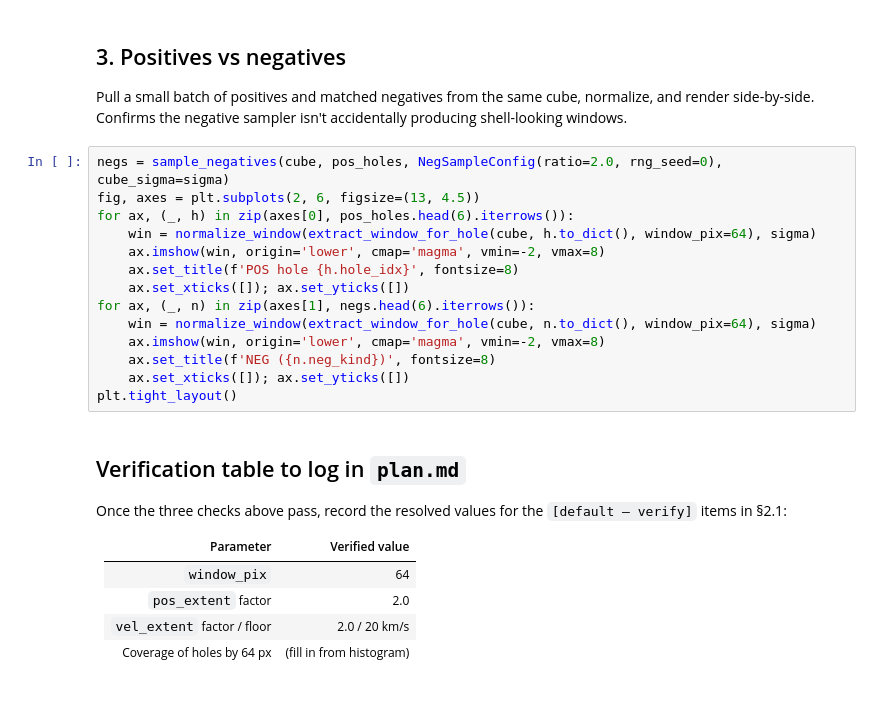
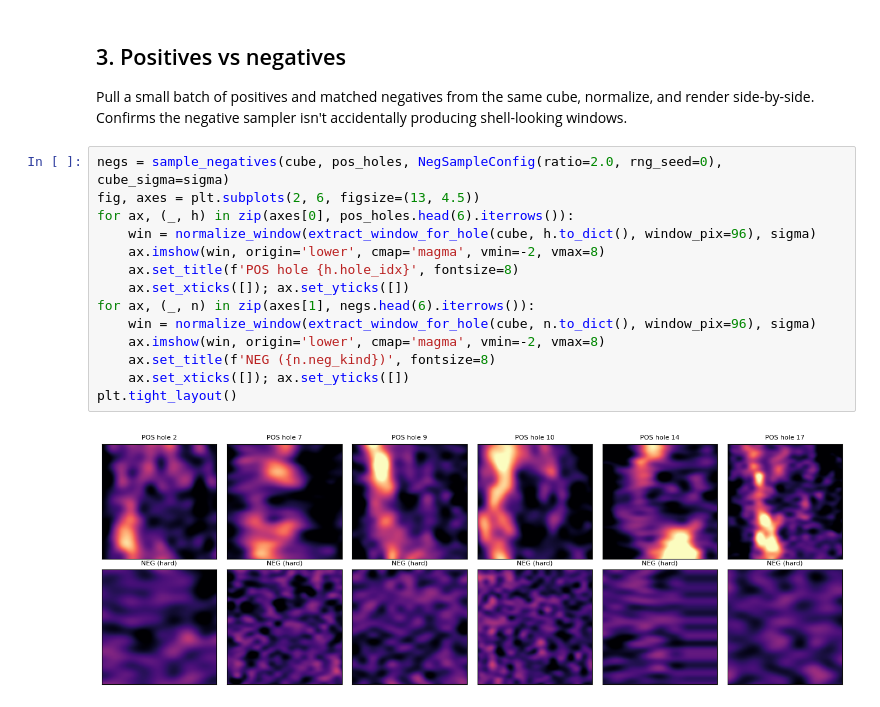
Before and after one commit to jorodgrz/HIShells, a Jupyter notebook: notebooks/04_window_inspection.ipynb, the cells around one changed output. Drawn from its saved outputs; the diff is of its cells as text.

```diff
--- a/notebooks/04_window_inspection.ipynb
+++ b/notebooks/04_window_inspection.ipynb
@@ -104,26 +199,16 @@ sampler isn't accidentally producing shell-looking windows.
 # %%
 negs = sample_negatives(cube, pos_holes, NegSampleConfig(ratio=2.0, rng_seed=0), cube_sigma=sigma)
 fig, axes = plt.subplots(2, 6, figsize=(13, 4.5))
 for ax, (_, h) in zip(axes[0], pos_holes.head(6).iterrows()):
-    win = normalize_window(extract_window_for_hole(cube, h.to_dict(), window_pix=64), sigma)
+    win = normalize_window(extract_window_for_hole(cube, h.to_dict(), window_pix=96), sigma)
     ax.imshow(win, origin='lower', cmap='magma', vmin=-2, vmax=8)
     ax.set_title(f'POS hole {h.hole_idx}', fontsize=8)
     ax.set_xticks([]); ax.set_yticks([])
 for ax, (_, n) in zip(axes[1], negs.head(6).iterrows()):
-    win = normalize_window(extract_window_for_hole(cube, n.to_dict(), window_pix=64), sigma)
+    win = normalize_window(extract_window_for_hole(cube, n.to_dict(), window_pix=96), sigma)
     ax.imshow(win, origin='lower', cmap='magma', vmin=-2, vmax=8)
     ax.set_title(f'NEG ({n.neg_kind})', fontsize=8)
     ax.set_xticks([]); ax.set_yticks([])
 plt.tight_layout()
+# %% [output]
+[figure, added]
-# %% [markdown]
-## Verification table to log in `plan.md`
-
-Once the three checks above pass, record the resolved values for the
-`[default — verify]` items in §2.1:
-
-| Parameter | Verified value |
-|---|---|
-| `window_pix` | 64 |
-| `pos_extent` factor | 2.0 |
-| `vel_extent` factor / floor | 2.0 / 20 km/s |
-| Coverage of holes by 64 px | (fill in from histogram) |
```
Also changed, not shown: parts of 9 cells of this notebook, 16 other files.
